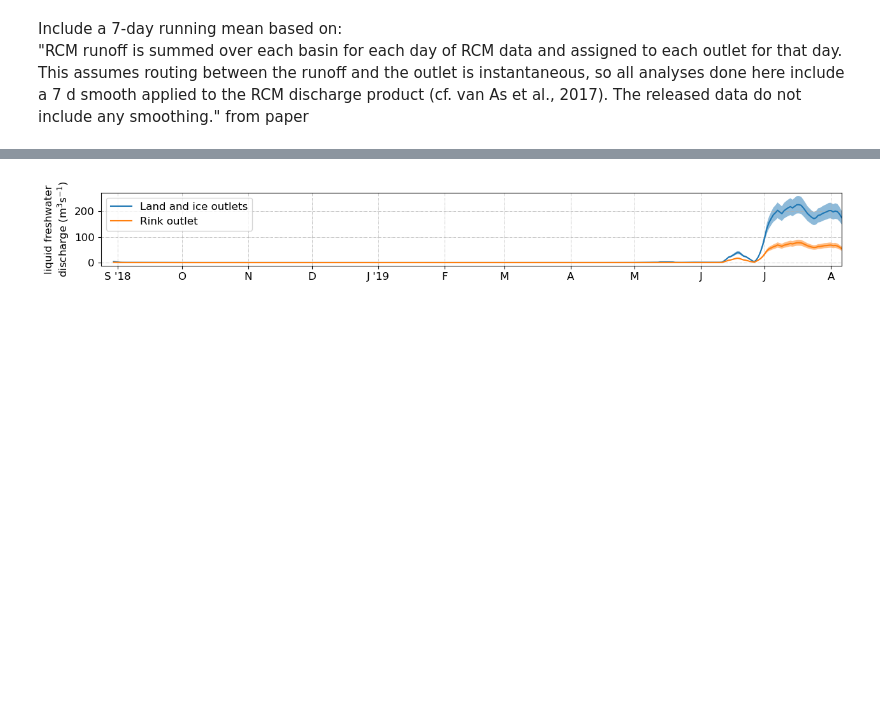
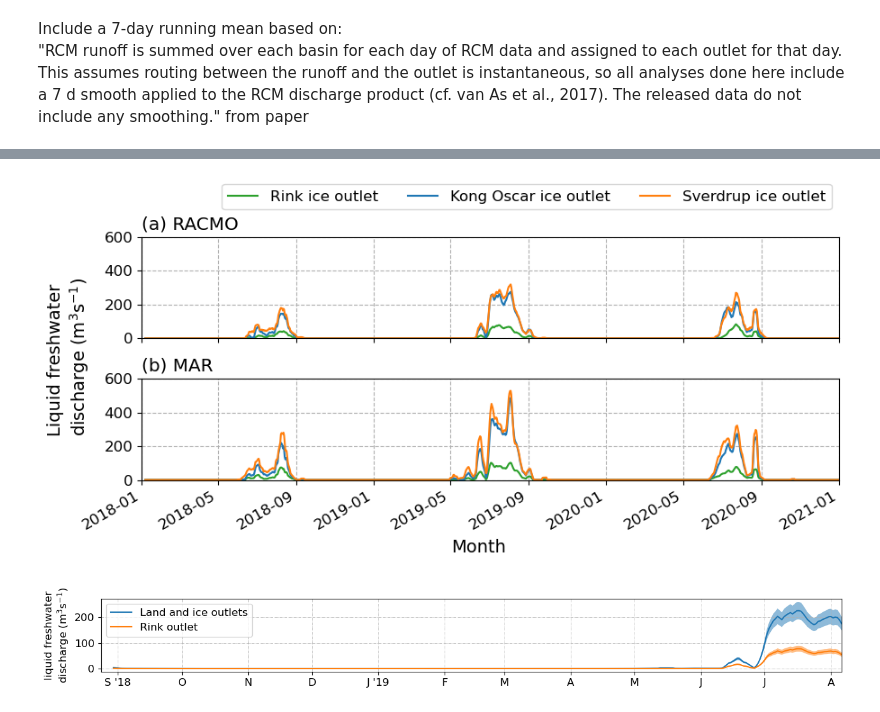
Before and after one commit to mjzahn/glacier_discharge, a Jupyter notebook: liquid_freshwater_discharge.ipynb, the cells around one changed output, grey strips where cells are left out. Cells and saved outputs as stored; diff of their text form; code cells hidden in the pictures; blank space fills up the shorter version.

```diff
--- a/liquid_freshwater_discharge.ipynb
+++ b/liquid_freshwater_discharge.ipynb
@@ -680,3 +685,52 @@ axs[2].grid();
+# %%
+fig, (ax1,ax2) = plt.subplots(2, sharex=True, sharey=True)
+plt.rcParams["figure.figsize"] = (10,3.5)
+plt.rcParams['font.size'] = 12
+plt.subplots_adjust(hspace=0.4)
+
+## RACMO
+rink_glacier_racmo_7d = rink_racmo_ds.sel(station=30604).discharge.sum(dim=['basin_type']).rolling(time=7).mean()
+rink_glacier_racmo_7d.plot(ax=ax1,c='tab:green',label='Rink ice outlet')
+
+KO_glacier_racmo_7d = KO_racmo_ds.sel(station=31202).discharge.sum(dim=['basin_type']).rolling(time=7).mean()
+KO_glacier_racmo_7d.plot(ax=ax1,c='tab:blue',label='Kong Oscar ice outlet')
+
+sver_glacier_racmo_7d = sver_racmo_ds.sel(station=31992).discharge.sum(dim=['basin_type']).rolling(time=7).mean()
+sver_glacier_racmo_7d.plot(ax=ax1,c='tab:orange',label='Sverdrup ice outlet')
+
+ax1.legend(ncol=3,prop={'size': 12},bbox_to_anchor=(1, 1.6))
+ax1.set_ylim(0,600)
+ax1.grid(linestyle='dashed')
+ax1.set_title("")
+ax1.set_title("(a) RACMO",loc='left')
+ax1.set_xlabel("")
+ax1.set_ylabel("");
+ax1.set_xlim(np.datetime64("2018-01-01"),np.datetime64("2021-01-01"))
+
+## MAR
+rink_glacier_mar_7d = rink_mar_ds.sel(station=30604).discharge.sum(dim=['basin_type']).rolling(time=7).mean()
+rink_glacier_mar_7d.plot(ax=ax2,c='tab:green',label='Rink ice outlet')
+
+KO_glacier_mar_7d = KO_mar_ds.sel(station=31202).discharge.sum(dim=['basin_type']).rolling(time=7).mean()
+KO_glacier_mar_7d.plot(ax=ax2,c='tab:blue',label='Kong Oscar ice outlet')
+
+sver_glacier_mar_7d = sver_mar_ds.sel(station=31992).discharge.sum(dim=['basin_type']).rolling(time=7).mean()
+sver_glacier_mar_7d.plot(ax=ax2,c='tab:orange',label='Sverdrup ice outlet')
+
+# ax2.legend()
+# ax2.set_ylim(0,500)
+ax2.grid(linestyle='dashed')
+ax2.set_title("")
+ax2.set_title("(b) MAR",loc='left')
+ax2.set_xlabel("");
+ax2.set_ylabel("");
+
+fig.text(0.5, -0.12, 'Month', size=14, ha='center')
+fig.text(0.02, 0.5, "Liquid freshwater\ndischarge (m$^3$s$^{-1}$)", size=14, va='center', rotation='vertical');
+
+plt.savefig("Glaciers_runoff.png", bbox_inches="tight", dpi=300)
+# %% [output]
+[figure, added]
 # %%
 # plot rink
 plt.rcParams["figure.figsize"] = (15,1.5)
```
Also changed, not shown: parts of 2 cells of this notebook, 8 other files.
